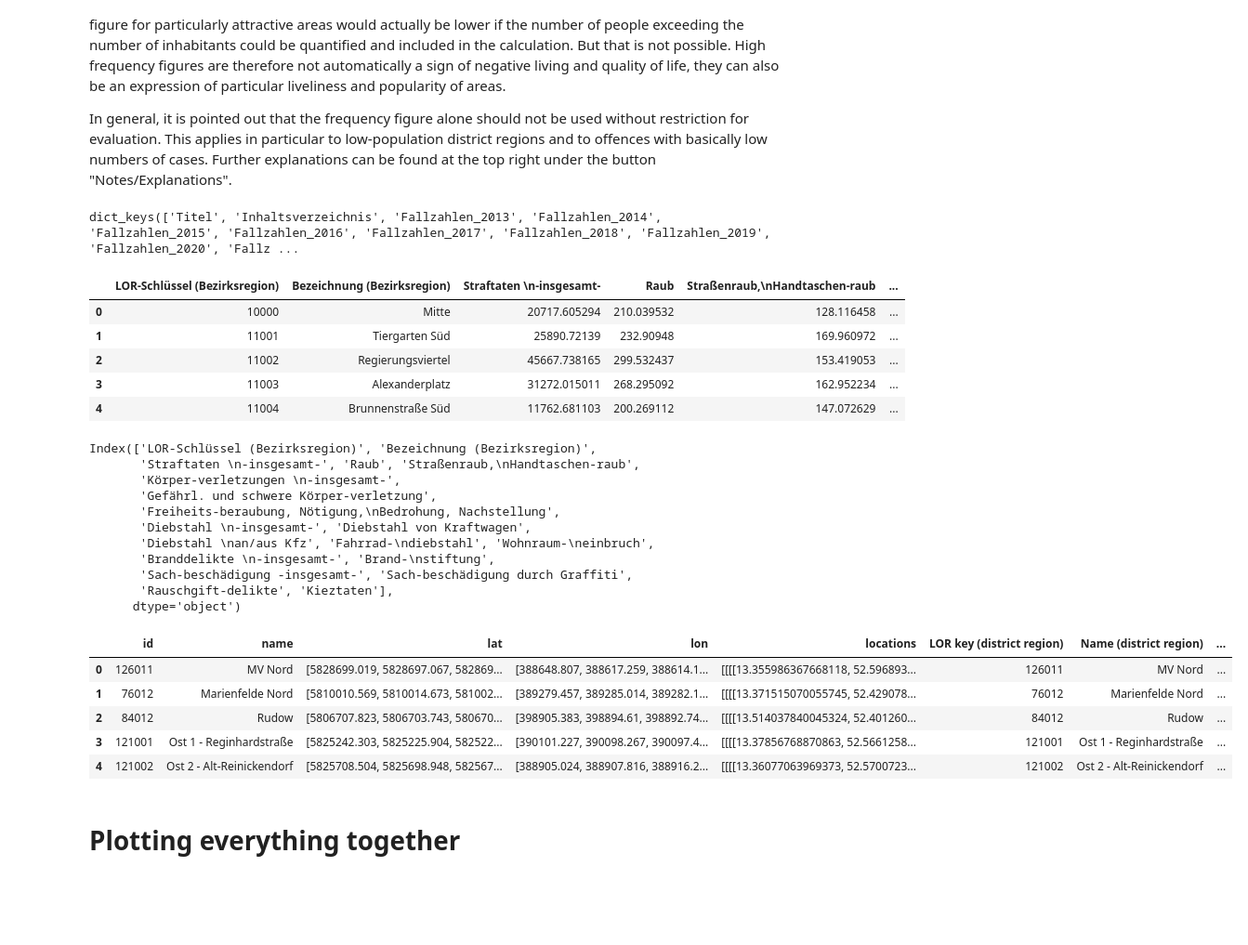
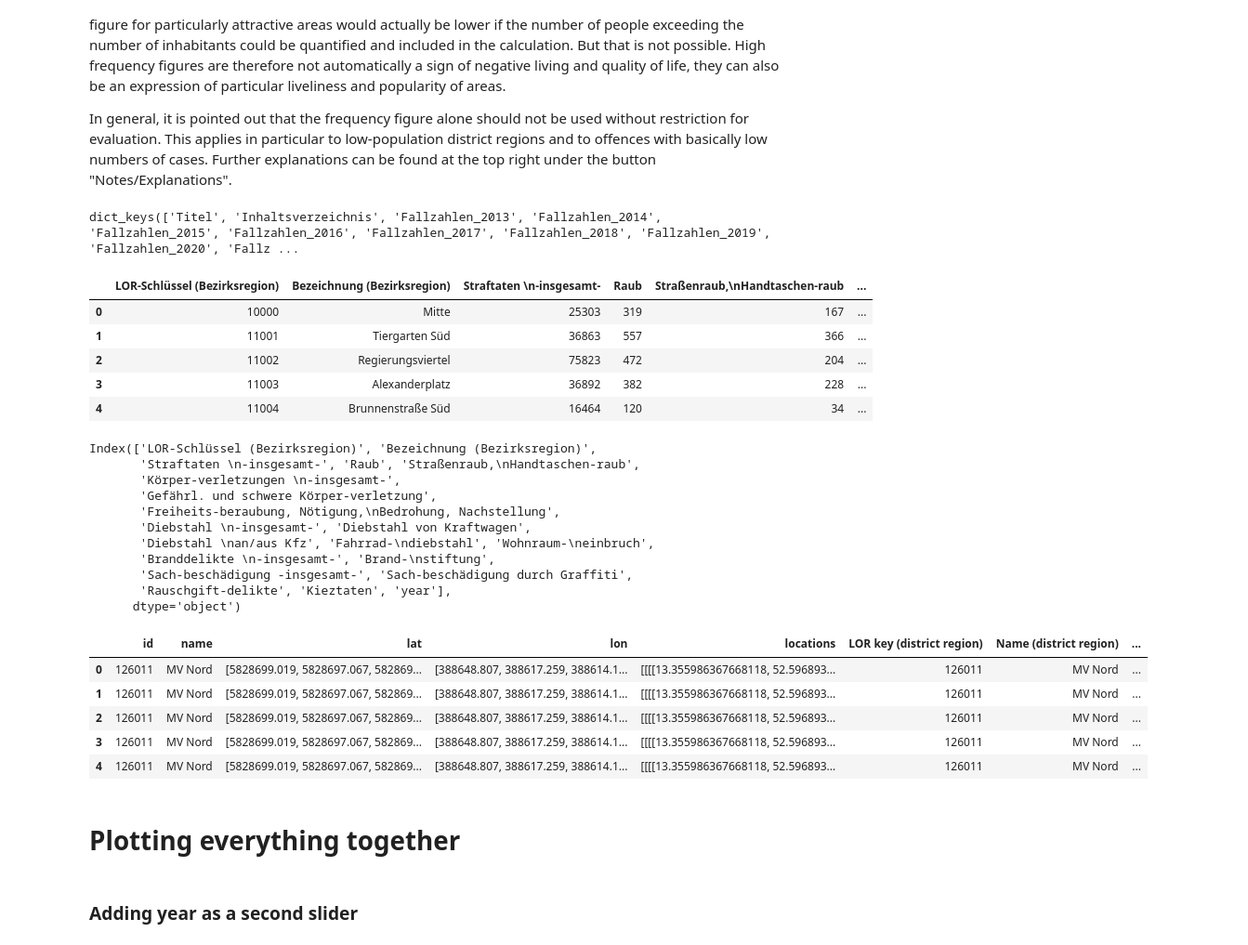
Before and after one commit to johann997/Berlin_Mauerweg, a Jupyter notebook: src/berlin-mauerweg/analysis.ipynb, the cells around one changed output. Shown at 93% size. Cells and saved outputs as stored; diff of their text form; code cells hidden in the pictures; blank space fills up the shorter version.

Commit message:
Attempting double slider
Unfortunately it is clear this will only work by creating a Dash app...

```diff
--- a/src/berlin-mauerweg/analysis.ipynb
+++ b/src/berlin-mauerweg/analysis.ipynb
@@ -198,19 +198,36 @@ crime_data = pd.read_excel(CRIME_DATA_PATH, skiprows=4, sheet_name=None)
 # Display available sheet names
 print(crime_data.keys())
 
+crime_sheet_list = ['HZ_2013', 'HZ_2014', 'HZ_2015', 'HZ_2016', 'HZ_2017', 'HZ_2018', 'HZ_2019', 'HZ_2020', 'HZ_2021', 'HZ_2022']
 # Access a specific sheet (e.g., 'Sheet1') or loop through all sheets if necessary
-df = crime_data['HZ_2022']  # replace 'Sheet1' with the actual sheet name
+# df = crime_data['HZ_2022']  # replace 'Sheet1' with the actual sheet name
 
 # Preview the DataFrame
-df.head()
+crime_df = pd.DataFrame()
+
+for sheet_name in crime_sheet_list:
+    # Extract the year from the key (e.g., 'HZ_2013' becomes '2013')
+    year = int(sheet_name.split('_')[1])
+
+    # Get the DataFrame for the current year and add a 'year' column
+    df = crime_data[sheet_name]  # copy to avoid modifying the original data
+    df['year'] = year
+
+    # Append the current DataFrame to the combined DataFrame
+    crime_df = pd.concat([crime_df, df], ignore_index=True)
+
+
+
+
+crime_df.head()
 # %% [output]
 dict_keys(['Titel', 'Inhaltsverzeichnis', 'Fallzahlen_2013', 'Fallzahlen_2014', 'Fallzahlen_2015', 'Fallzahlen_2016', 'Fallzahlen_2017', 'Fallzahlen_2018', 'Fallzahlen_2019', 'Fallzahlen_2020', 'Fallz ...
 |  | LOR-Schlüssel (Bezirksregion) | Bezeichnung (Bezirksregion) | Straftaten \n-insgesamt- | Raub | Straßenraub,\nHandtaschen-raub | ... |
-| 0 | 10000 | Mitte | 20717.605294 | 210.039532 | 128.116458 | ... |
-| 1 | 11001 | Tiergarten Süd | 25890.72139 | 232.90948 | 169.960972 | ... |
-| 2 | 11002 | Regierungsviertel | 45667.738165 | 299.532437 | 153.419053 | ... |
-| 3 | 11003 | Alexanderplatz | 31272.015011 | 268.295092 | 162.952234 | ... |
-| 4 | 11004 | Brunnenstraße Süd | 11762.681103 | 200.269112 | 147.072629 | ... |
+| 0 | 10000 | Mitte | 25303 | 319 | 167 | ... |
+| 1 | 11001 | Tiergarten Süd | 36863 | 557 | 366 | ... |
+| 2 | 11002 | Regierungsviertel | 75823 | 472 | 204 | ... |
+| 3 | 11003 | Alexanderplatz | 36892 | 382 | 228 | ... |
+| 4 | 11004 | Brunnenstraße Süd | 16464 | 120 | 34 | ... |
 # %%
 df.columns
 # %% [output]
@@ -223,10 +240,10 @@ Index(['LOR-Schlüssel (Bezirksregion)', 'Bezeichnung (Bezirksregion)',
        'Diebstahl \nan/aus Kfz', 'Fahrrad-\ndiebstahl', 'Wohnraum-\neinbruch',
        'Branddelikte \n-insgesamt-', 'Brand-\nstiftung',
        'Sach-beschädigung -insgesamt-', 'Sach-beschädigung durch Graffiti',
-       'Rauschgift-delikte', 'Kieztaten'],
+       'Rauschgift-delikte', 'Kieztaten', 'year'],
       dtype='object')
 # %%
-german_col_name = list(df.columns)
+german_col_name = list(crime_df.columns)
 
 english_col_name = ['LOR key (district region)',
 'Name (district region)',
@@ -246,43 +263,44 @@ english_col_name = ['LOR key (district region)',
 'Damage to Property Total',
 'Damage to Property by Graffiti',
 'Drug Offences',
-'Neighborhood Crimes']
+'Neighborhood Crimes',
+'Year']
 
 rename_dict = dict(zip(german_col_name, english_col_name))
 # %%
 # Perform the merge operation
 berlin_df = pd.merge(
     df_polygon_postcode,
-    df,
+    crime_df,
     how='left',
     left_on='id',  # Matching on 'id' from df_polygon_postcode
     right_on='LOR-Schlüssel (Bezirksregion)'  # Matching on 'LOR-Schlüssel (Bezirksregion)' from df
 )
 
 # Convert multiple columns to numeric
 columns_to_convert = ['id',
        'Straftaten \n-insgesamt-', 'Raub', 'Straßenraub,\nHandtaschen-raub',
        'Körper-verletzungen \n-insgesamt-',
        'Gefährl. und schwere Körper-verletzung',
        'Freiheits-beraubung, Nötigung,\nBedrohung, Nachstellung',
        'Diebstahl \n-insgesamt-', 'Diebstahl von Kraftwagen',
        'Diebstahl \nan/aus Kfz', 'Fahrrad-\ndiebstahl', 'Wohnraum-\neinbruch',
        'Branddelikte \n-insgesamt-', 'Brand-\nstiftung',
        'Sach-beschädigung -insgesamt-', 'Sach-beschädigung durch Graffiti',
-       'Rauschgift-delikte', 'Kieztaten']
+       'Rauschgift-delikte', 'Kieztaten', 'year']
 
 berlin_df[columns_to_convert] = berlin_df[columns_to_convert].apply(pd.to_numeric, errors='coerce')
 
 berlin_df.rename(columns=rename_dict, inplace=True)
 
 berlin_df.head()
 # %% [output]
 |  | id | name | lat | lon | locations | LOR key (district region) | Name (district region) | ... |
 | 0 | 126011 | MV Nord | [5828699.019, 5828697.067, 582869... | [388648.807, 388617.259, 388614.1... | [[[[13.355986367668118, 52.596893... | 126011 | MV Nord | ... |
-| 1 | 76012 | Marienfelde Nord | [5810010.569, 5810014.673, 581002... | [389279.457, 389285.014, 389282.1... | [[[[13.371515070055745, 52.429078... | 76012 | Marienfelde Nord | ... |
-| 2 | 84012 | Rudow | [5806707.823, 5806703.743, 580670... | [398905.383, 398894.61, 398892.74... | [[[[13.514037840045324, 52.401260... | 84012 | Rudow | ... |
-| 3 | 121001 | Ost 1 - Reginhardstraße | [5825242.303, 5825225.904, 582522... | [390101.227, 390098.267, 390097.4... | [[[[13.37856768870863, 52.5661258... | 121001 | Ost 1 - Reginhardstraße | ... |
-| 4 | 121002 | Ost 2 - Alt-Reinickendorf | [5825708.504, 5825698.948, 582567... | [388905.024, 388907.816, 388916.2... | [[[[13.36077063969373, 52.5700723... | 121002 | Ost 2 - Alt-Reinickendorf | ... |
+| 1 | 126011 | MV Nord | [5828699.019, 5828697.067, 582869... | [388648.807, 388617.259, 388614.1... | [[[[13.355986367668118, 52.596893... | 126011 | MV Nord | ... |
+| 2 | 126011 | MV Nord | [5828699.019, 5828697.067, 582869... | [388648.807, 388617.259, 388614.1... | [[[[13.355986367668118, 52.596893... | 126011 | MV Nord | ... |
+| 3 | 126011 | MV Nord | [5828699.019, 5828697.067, 582869... | [388648.807, 388617.259, 388614.1... | [[[[13.355986367668118, 52.596893... | 126011 | MV Nord | ... |
+| 4 | 126011 | MV Nord | [5828699.019, 5828697.067, 582869... | [388648.807, 388617.259, 388614.1... | [[[[13.355986367668118, 52.596893... | 126011 | MV Nord | ... |
 # %%
 # Create a GeoJSON-like structure
 features = []
@@ -439,3 +457,5 @@ fig.update_layout(
 
 
 fig.write_html(f"{PWD}/figures/Berlin-Crime-vs-Wall-Slider.html")
+# %% [markdown]
+### Adding year as a second slider
```
Also changed, not shown: parts of 5 cells of this notebook.
